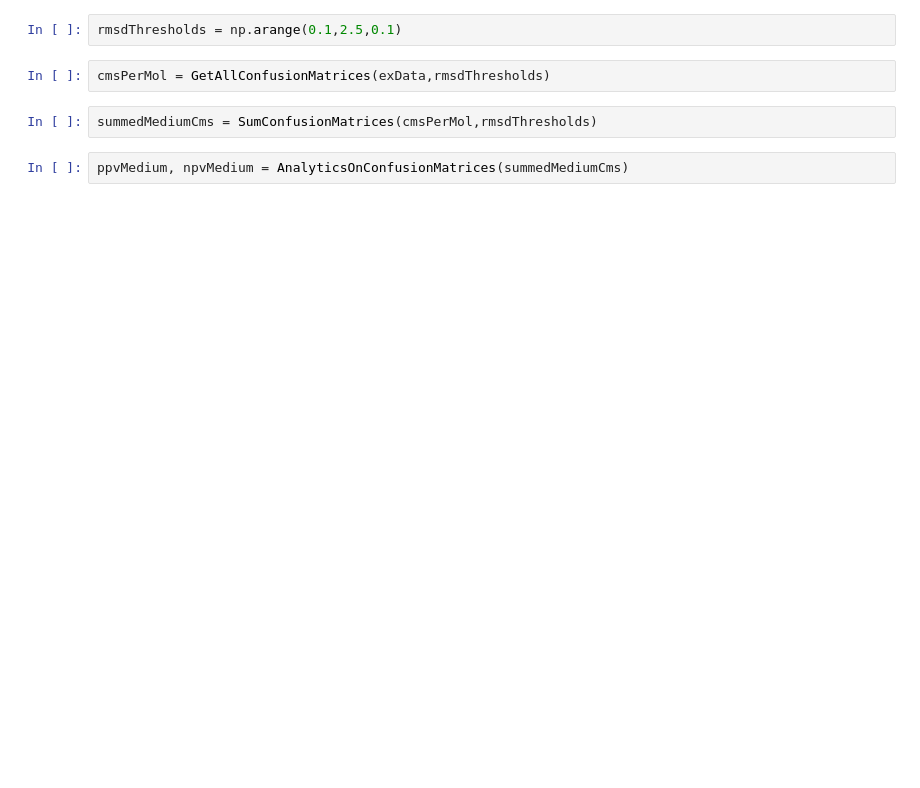
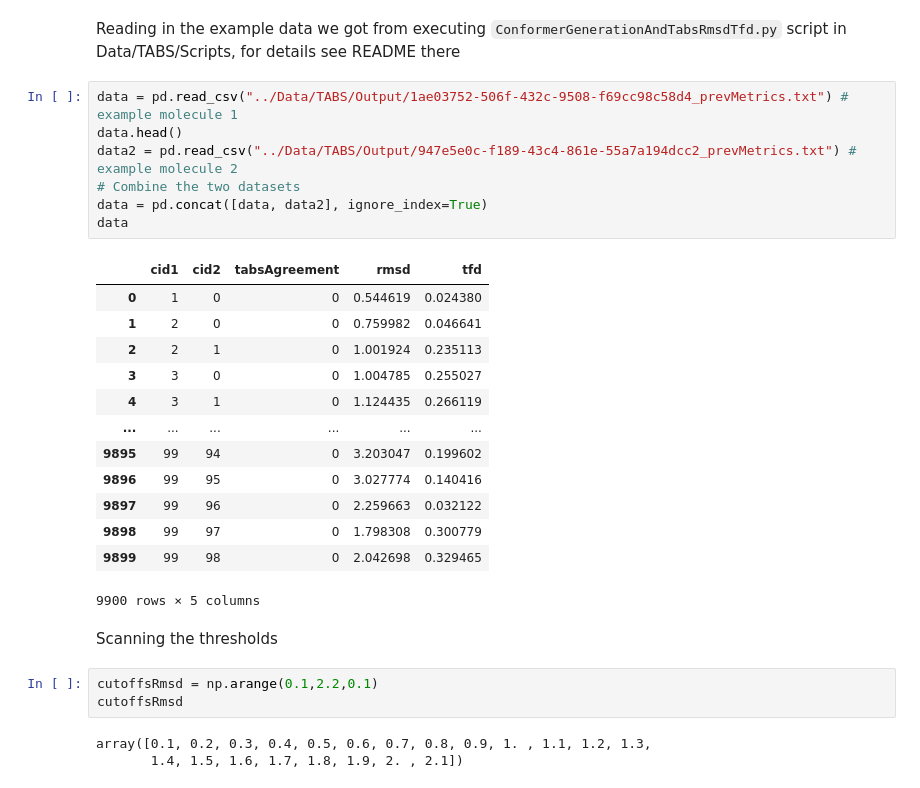
Before and after one commit to rinikerlab/TorsionAngularBinStrings, a Jupyter notebook: Analysis/TabsRmsdAnalysis.ipynb, the cells around one changed output. Cells and saved outputs as stored; diff of their text form; blank space fills up the shorter version.

```diff
--- a/Analysis/TabsRmsdAnalysis.ipynb
+++ b/Analysis/TabsRmsdAnalysis.ipynb
@@ -8,8 +12,31 @@ exData = GetRawData(["../Data/TABS/Output/cd5c0249-45e8-4c4f-baa7-b5b120c8e3e6_r
+# %% [markdown]
+Reading in the example data we got from executing `ConformerGenerationAndTabsRmsdTfd.py` script in Data/TABS/Scripts, for details see README there
+# %%
+data = pd.read_csv("../Data/TABS/Output/1ae03752-506f-432c-9508-f69cc98c58d4_prevMetrics.txt") # example molecule 1
+data.head()
+data2 = pd.read_csv("../Data/TABS/Output/947e5e0c-f189-43c4-861e-55a7a194dcc2_prevMetrics.txt") # example molecule 2
+# Combine the two datasets
+data = pd.concat([data, data2], ignore_index=True)
+data
+# %% [output]
+|  | cid1 | cid2 | tabsAgreement | rmsd | tfd |
+| 0 | 1 | 0 | 0 | 0.544619 | 0.024380 |
+| 1 | 2 | 0 | 0 | 0.759982 | 0.046641 |
+| 2 | 2 | 1 | 0 | 1.001924 | 0.235113 |
+| 3 | 3 | 0 | 0 | 1.004785 | 0.255027 |
+| 4 | 3 | 1 | 0 | 1.124435 | 0.266119 |
+| ... | ... | ... | ... | ... | ... |
+| 9895 | 99 | 94 | 0 | 3.203047 | 0.199602 |
+| 9896 | 99 | 95 | 0 | 3.027774 | 0.140416 |
+| 9897 | 99 | 96 | 0 | 2.259663 | 0.032122 |
+| 9898 | 99 | 97 | 0 | 1.798308 | 0.300779 |
+| 9899 | 99 | 98 | 0 | 2.042698 | 0.329465 |
+9900 rows × 5 columns
+# %% [markdown]
+Scanning the thresholds
 # %%
-rmsdThresholds = np.arange(0.1,2.5,0.1)
+cutoffsRmsd = np.arange(0.1,2.2,0.1)
+cutoffsRmsd
+# %% [output]
+array([0.1, 0.2, 0.3, 0.4, 0.5, 0.6, 0.7, 0.8, 0.9, 1. , 1.1, 1.2, 1.3,
+       1.4, 1.5, 1.6, 1.7, 1.8, 1.9, 2. , 2.1])
-# %%
-cmsPerMol = GetAllConfusionMatrices(exData,rmsdThresholds)
-# %%
-summedMediumCms = SumConfusionMatrices(cmsPerMol,rmsdThresholds)
-# %%
-ppvMedium, npvMedium = AnalyticsOnConfusionMatrices(summedMediumCms)
```
Also changed, not shown: parts of 13 cells of this notebook, 4 other files.
